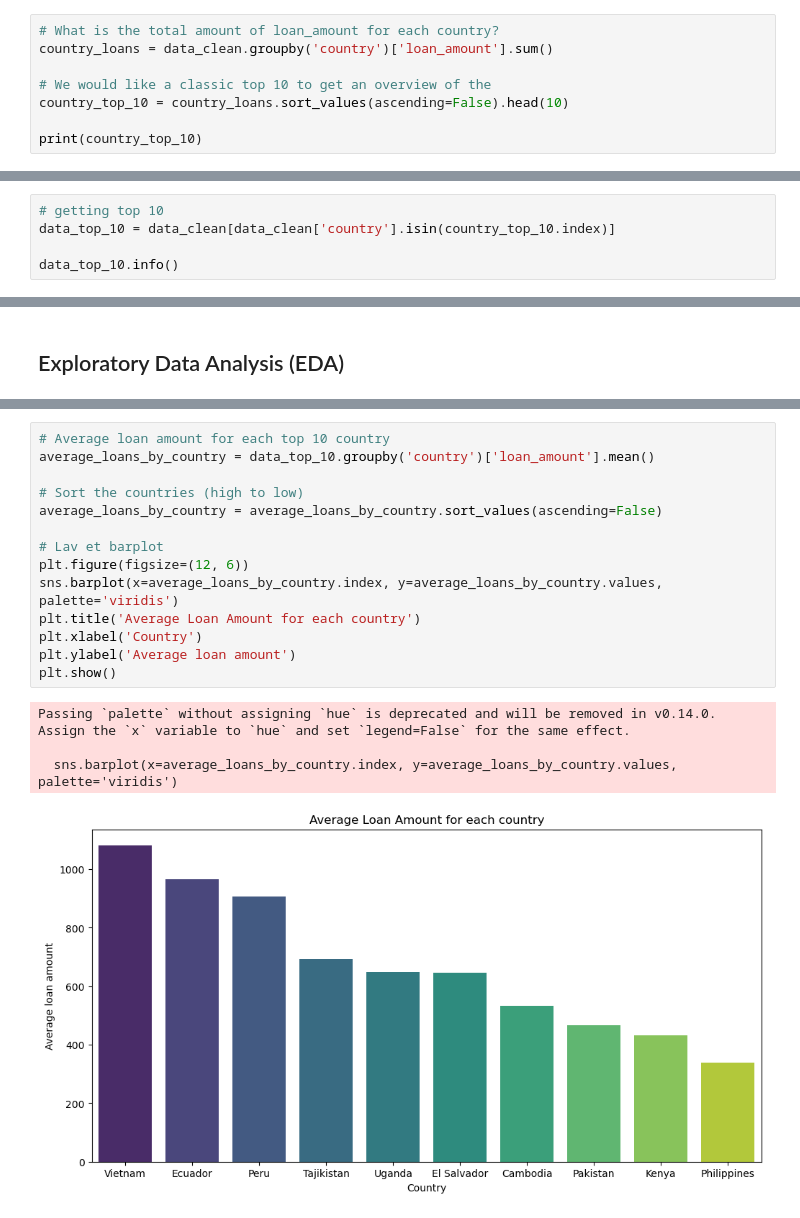
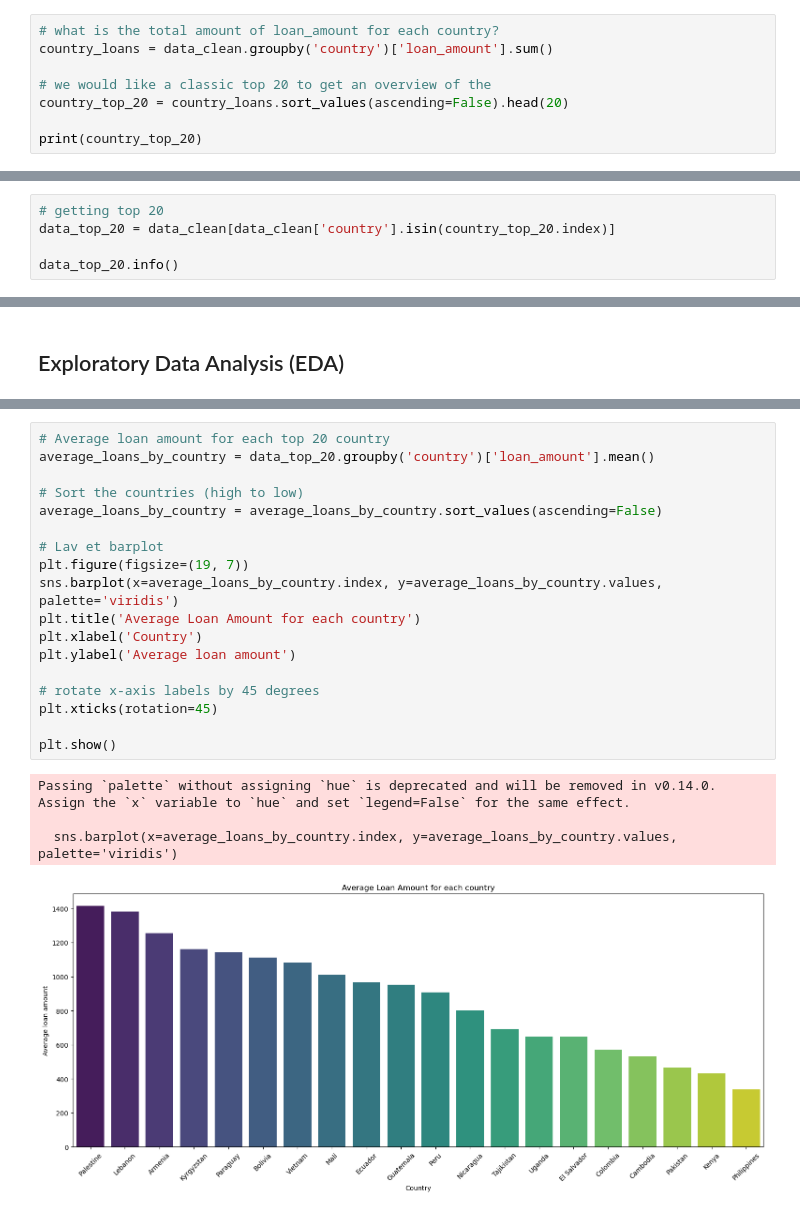
Before and after one commit to JAdamHub/M1-Exam-Submission, a Jupyter notebook: M1-Exam_Data_Exploration.ipynb, the cells around one changed output, grey strips where cells are left out. Cells and saved outputs as stored; diff of their text form.

```diff
--- a/M1-Exam_Data_Exploration.ipynb
+++ b/M1-Exam_Data_Exploration.ipynb
@@ -309,13 +312,13 @@ data_clean[['loan_amount', 'funded_amount', 'term_in_months']].describe().T
 | funded_amount | 550998.0 | 601.934490 | 507.332615 | 25.0 | 250.0 | 425.0 | 800.0 | 2850.0 |
 | term_in_months | 550998.0 | 13.407176 | 8.139459 | 2.0 | 8.0 | 13.0 | 14.0 | 141.0 |
 # %%
-# What is the total amount of loan_amount for each country?
+# what is the total amount of loan_amount for each country?
 country_loans = data_clean.groupby('country')['loan_amount'].sum()
 
-# We would like a classic top 10 to get an overview of the
-country_top_10 = country_loans.sort_values(ascending=False).head(10)
+# we would like a classic top 20 to get an overview of the
+country_top_20 = country_loans.sort_values(ascending=False).head(20)
 
-print(country_top_10)
+print(country_top_20)
 # %% [output]
 country
 Philippines    53296250.0
@@ -331,8 +339,8 @@ Vietnam         9887975.0
 Name: loan_amount, dtype: float64
 # %%
-# getting top 10
-data_top_10 = data_clean[data_clean['country'].isin(country_top_10.index)]
+# getting top 20
+data_top_20 = data_clean[data_clean['country'].isin(country_top_20.index)]
 
-data_top_10.info()
+data_top_20.info()
 # %% [output]
 <class 'pandas.core.frame.DataFrame'>
@@ -416,21 +428,25 @@ max      2825.000000   2850.00000   2850.000000     2825.000000  2600.000000
 # %%
-# Average loan amount for each top 10 country
-average_loans_by_country = data_top_10.groupby('country')['loan_amount'].mean()
+# Average loan amount for each top 20 country
+average_loans_by_country = data_top_20.groupby('country')['loan_amount'].mean()
 
 # Sort the countries (high to low)
 average_loans_by_country = average_loans_by_country.sort_values(ascending=False)
 
 # Lav et barplot
-plt.figure(figsize=(12, 6))
+plt.figure(figsize=(19, 7))
 sns.barplot(x=average_loans_by_country.index, y=average_loans_by_country.values, palette='viridis')
 plt.title('Average Loan Amount for each country')
 plt.xlabel('Country')
 plt.ylabel('Average loan amount')
+
+# rotate x-axis labels by 45 degrees
+plt.xticks(rotation=45)
+
 plt.show()
 # %% [output]
 Passing `palette` without assigning `hue` is deprecated and will be removed in v0.14.0. Assign the `x` variable to `hue` and set `legend=False` for the same effect.
 
   sns.barplot(x=average_loans_by_country.index, y=average_loans_by_country.values, palette='viridis')
-[figure, old version]
+[figure, new version]
 # %%
 # Create a pivot table for the heatmap
```
Also changed, not shown: parts of 11 cells of this notebook, 1 other file.
